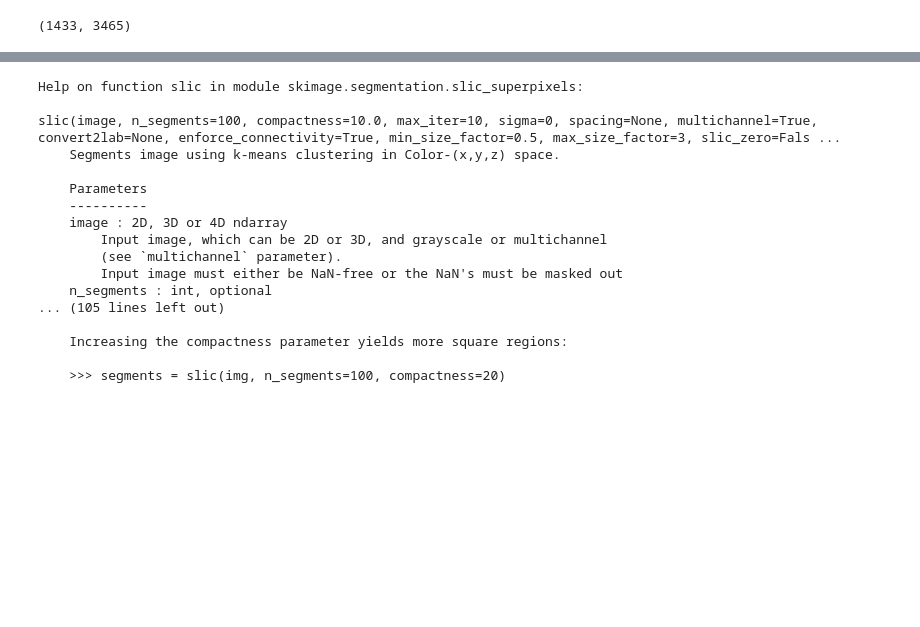
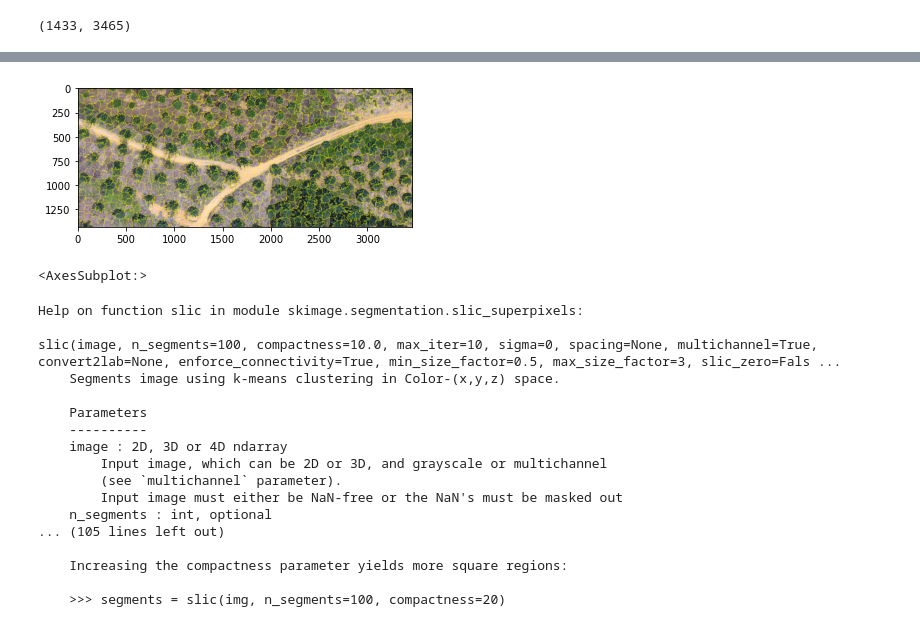
Before and after one commit to dwhew/MAP---OBIA, a Jupyter notebook: OBIA.ipynb, the cells around one changed output, grey strips where cells are left out. Cells and saved outputs as stored; diff of their text form; code cells hidden in the pictures; blank space fills up the shorter version.

```diff
--- a/OBIA.ipynb
+++ b/OBIA.ipynb
@@ -67,0 +68,4 @@ show(segments)
+# %%
+img_seg = mark_boundaries(img, segments)
+# %%
+img_seg = img_seg.transpose(2,0,1)
@@ -68,3 +76,8 @@ show(segments)
+# %%
+show(img_seg)
+# %% [output]
+[figure, added]
+<AxesSubplot:>
 # %%
 help(slic)
 # %% [output]
```
Also changed, not shown: parts of 6 cells of this notebook.
